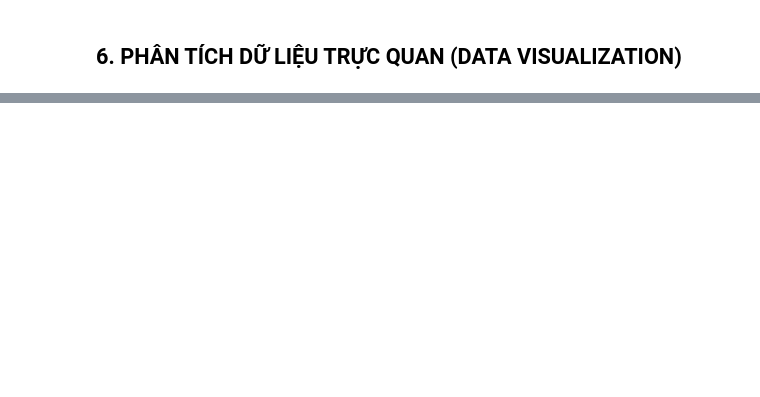
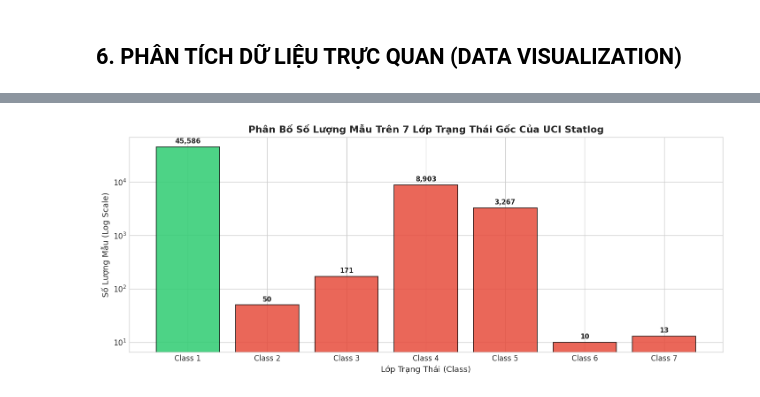
Before and after one commit to vongocgiavy/IFOREST, a Jupyter notebook: shuttle_anomaly_detection_iforest.ipynb, the cells around one changed output, grey strips where cells are left out. Saved outputs shown, nothing was run; the diff lists cells and outputs as text; code cells hidden in the pictures; blank space fills up the shorter version.

```diff
--- a/shuttle_anomaly_detection_iforest.ipynb
+++ b/shuttle_anomaly_detection_iforest.ipynb
@@ -1116,0 +189,18 @@ Tuned IForest (Ngưỡng Contam) Full 58k (Gồm Class 4)    Contam (0.4640)
+# %%
+# Biểu đồ 2: Phân bố 7 lớp trạng thái gốc (Log-scale để nhìn rõ các lớp cực hiếm)
+plt.figure(figsize=(12, 5))
+class_counts = df['class'].value_counts().sort_index()
+bars = plt.bar([f"Class {c}" for c in class_counts.index], class_counts.values,
+               color=['#2ecc71'] + ['#e74c3c']*6, edgecolor='black', alpha=0.85)
+plt.title('Phân Bố Số Lượng Mẫu Trên 7 Lớp Trạng Thái Gốc Của UCI Statlog', fontsize=13, fontweight='bold')
+plt.xlabel('Lớp Trạng Thái (Class)', fontsize=11)
+plt.ylabel('Số Lượng Mẫu (Log Scale)', fontsize=11)
+plt.yscale('log')
+for bar in bars:
+    h = bar.get_height()
+    plt.annotate(f'{int(h):,}', (bar.get_x() + bar.get_width() / 2., h),
+                 ha='center', va='bottom', xytext=(0, 3), textcoords='offset points', fontsize=9, fontweight='bold')
+plt.tight_layout()
+plt.show()
+# %% [output]
+[figure, added]
```
Also changed, not shown: parts of 91 cells of this notebook, 1 other file.
